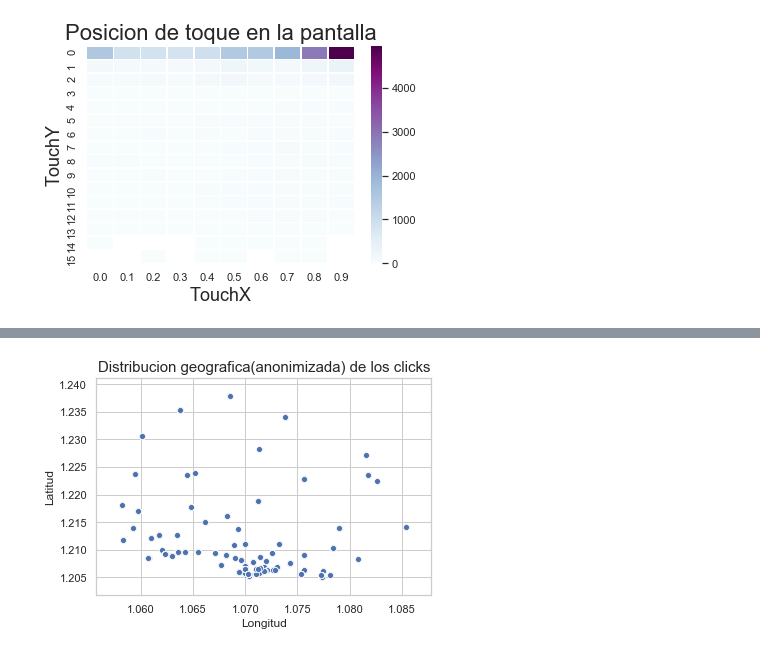
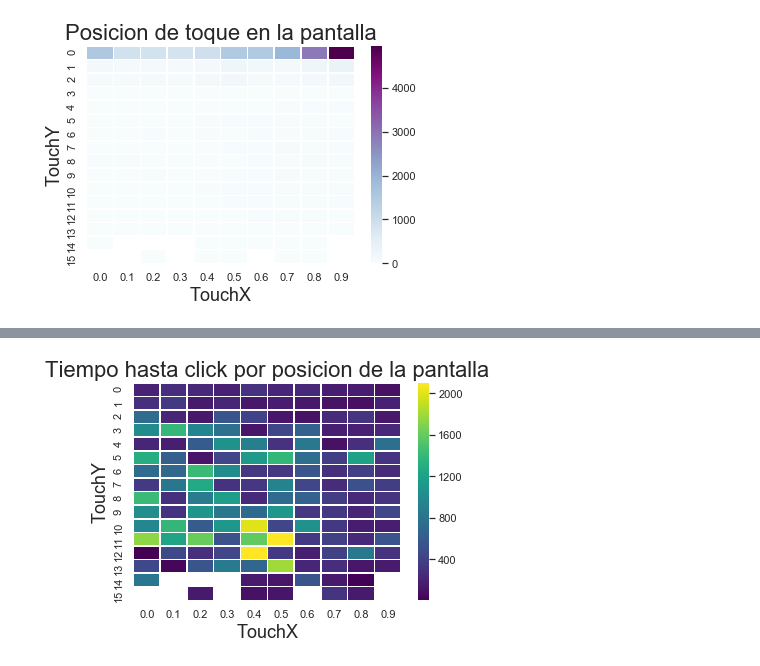
Before and after one commit to EugeniaFranchi/TP-Datos-2019, a Jupyter notebook: Clicks.ipynb, the cells around one changed output, grey strips where cells are left out. Cells and saved outputs as stored; diff of their text form; code cells hidden in the pictures.

```diff
--- a/Clicks.ipynb
+++ b/Clicks.ipynb
@@ -263,7 +292,9 @@ pd.merge(df_i, df_c, how='inner', on=["ref_hash"])
-# %%
-g = sns.scatterplot(x="longitude", y="latitude", data=clicks)
-g.set_title("Distribucion geografica(anonimizada) de los clicks", fontsize=15)
-g.set_xlabel("Longitud")
-g.set_ylabel("Latitud");
-# %% [output]
-[figure, removed]
+# %%
+timeToClick_heatmap = clicks.pivot_table(columns='touchXCategorico', index='touchYCategorico', values='timeToClick')
+# %%
+g = sns.heatmap(timeToClick_heatmap, linewidths=.5, cmap="viridis") # annot=True
+g.set_title("Tiempo hasta click por posicion de la pantalla", fontsize=22)
+g.set_xlabel("TouchX",fontsize=18)
+g.set_ylabel("TouchY", fontsize=18);
+# %% [output]
+[figure, added]
```
Also changed, not shown: parts of 11 cells of this notebook.
